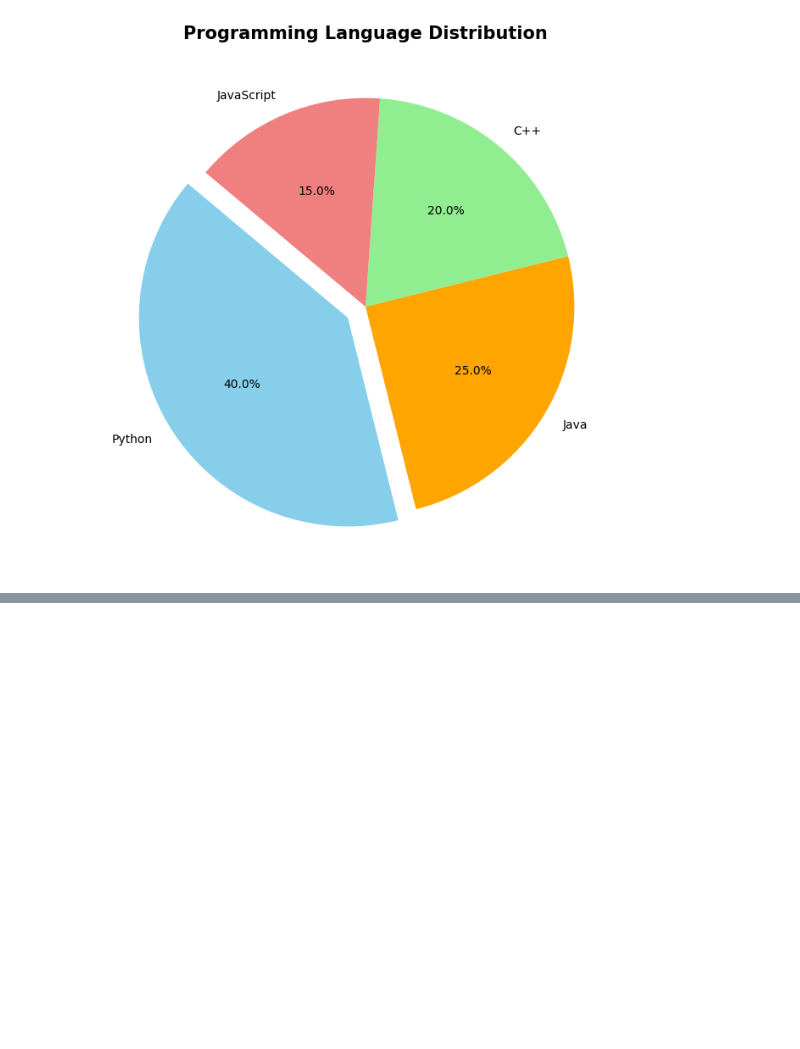
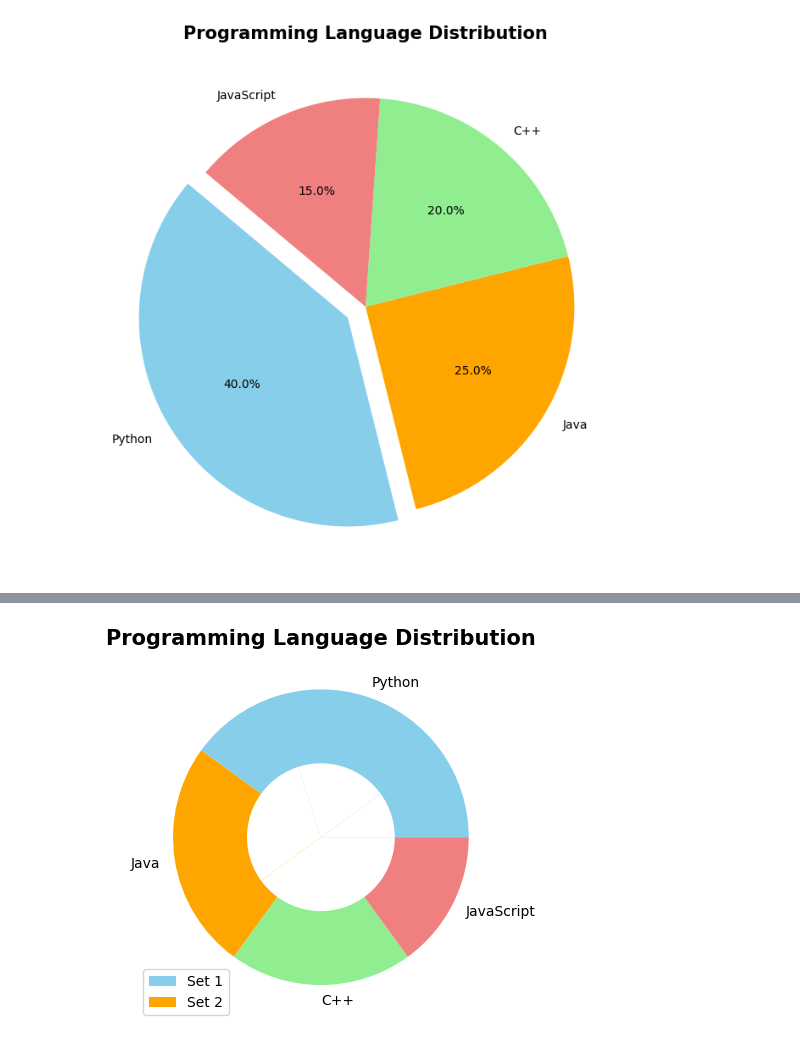
Before and after one commit to praveensinghaws/Python, a Jupyter notebook: wsCubeTech/Matplotlib/7. Pie Plot.ipynb, the cells around one changed output, grey strips where cells are left out. Saved outputs shown, nothing was run; the diff lists cells and outputs as text; code cells hidden in the pictures; blank space fills up the shorter version.

```diff
--- a/wsCubeTech/Matplotlib/7. Pie Plot.ipynb
+++ b/wsCubeTech/Matplotlib/7. Pie Plot.ipynb
@@ -22,0 +39,19 @@ plt.show()
+# %%
+import matplotlib.pyplot as plt
+
+labels = ['Python', 'Java', 'C++', 'JavaScript']
+sizes1 = [40, 25, 20, 15]
+colors = ['skyblue', 'orange', 'lightgreen', 'lightcoral']
+sizes2 = [10, 20, 30, 40]
+
+plt.pie(sizes1, labels=labels, radius=1, colors=colors)
+plt.pie(sizes2, radius=0.5, colors='w')
+
+plt.title("Programming Language Distribution", fontsize=15, fontweight='bold')
+
+# Specify labels for each set in the legend
+plt.legend(labels=['Set 1', 'Set 2'], loc=3)
+
+plt.show()
+# %% [output]
+[figure, added]
```
Also changed, not shown: parts of 3 cells of this notebook.
